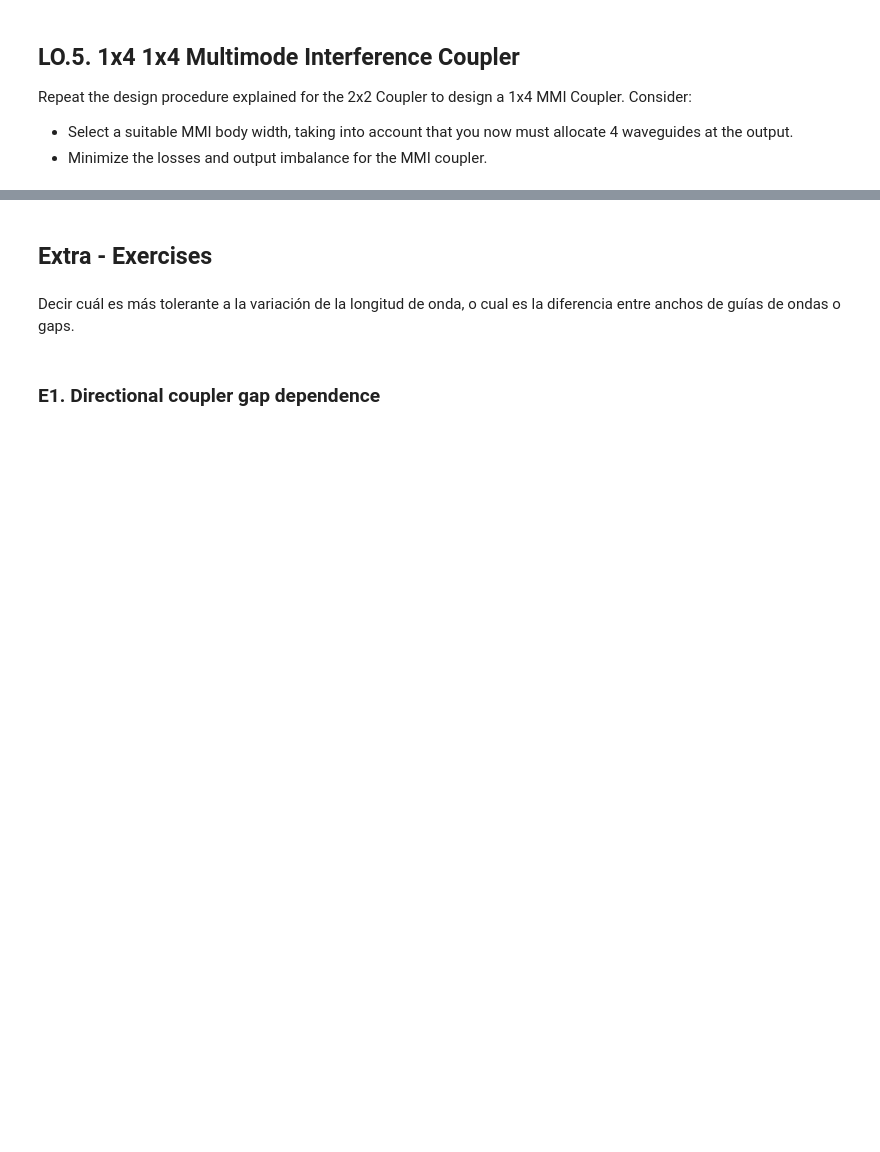
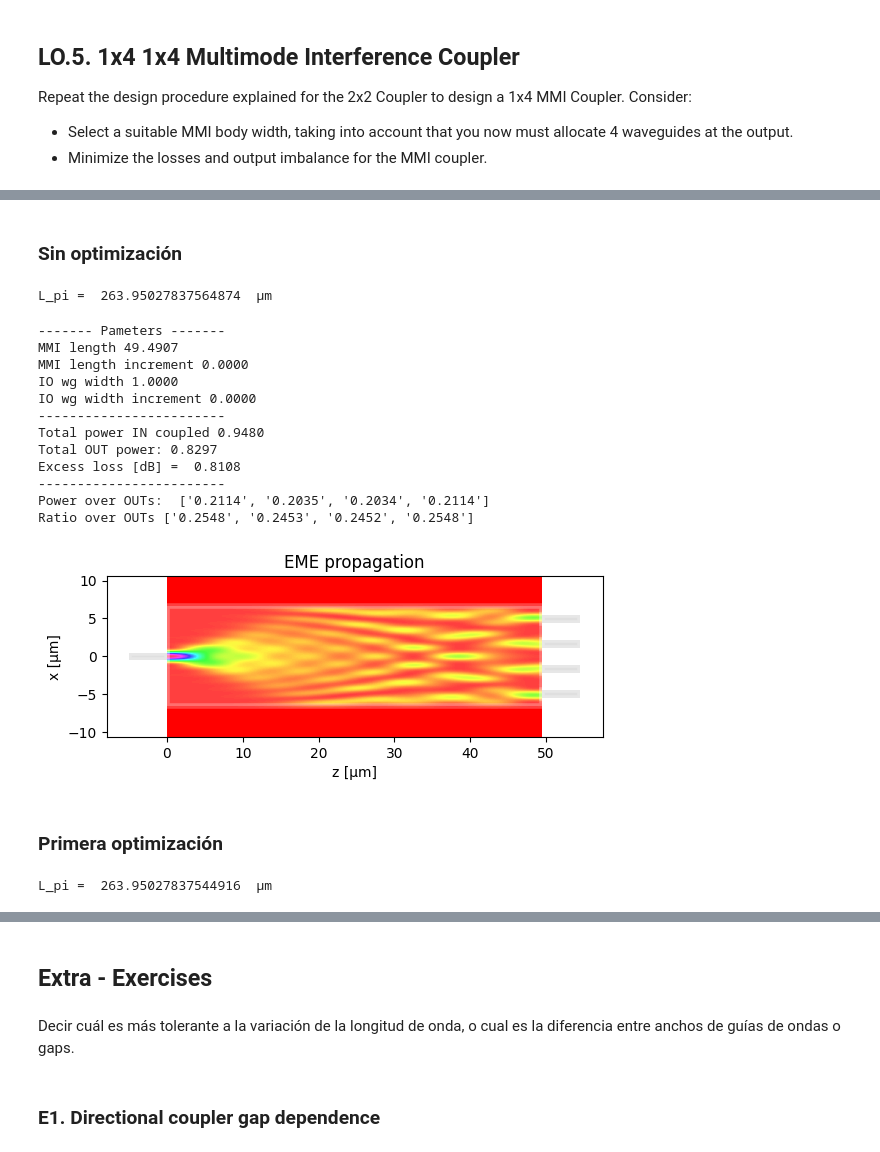
Before and after one commit to snacmuo/pic-upv-lab2, a Jupyter notebook: COUPLERS_Student.ipynb, the cells around one changed output, grey strips where cells are left out. Cells and saved outputs as stored; diff of their text form; code cells hidden in the pictures; blank space fills up the shorter version.

```diff
--- a/COUPLERS_Student.ipynb
+++ b/COUPLERS_Student.ipynb
@@ -949,0 +1282,66 @@ Repeat the design procedure explained for the 2x2 Coupler to design a 1x4 MMI Co
+# %% [markdown]
+### Sin optimización
+# %%
+# Simulation flow for MMI Couplers
+# Define your geometrical parameters here
+mmi_Width = 13.2
+
+m = MMI_EME()
+m.MMI_width = mmi_Width
+m.MMI_num_modes = 30
+
+# 1) Compute de MMI body modes - Only execute whenever a geometrical parameter is changed. Takes time to find the modes.
+m.find_all_modes()
+
+# 2) Get the L_pi
+L_pi = m.get_L_pi()
+print("L_pi = ", L_pi, " µm")
+# %% [output]
+L_pi =  263.95027837564874  µm
+# %%
+# 3) Configure MMI
+# # MMI I/O number (check class slides for type of MMI)
+m.n_IN =  1 # STUDENT
+m.n_OUT = 4 # STUDENT
+
+# MMI I/O waveguide positions (check class slides for type of MMI)
+m.IN_WVG_positions = np.array([0])
+m.OUT_WVG_positions = mmi_Width * np.array([ -3/8, -1/8, 1/8, 3/8])
+
+# MMI length (check class slides for type of MMI)
+m.L_MMI = 3*L_pi/16
+
+# Run propagation
+m.propagation()
+# %% [output]
+------- Pameters -------
+MMI length 49.4907
+MMI length increment 0.0000
+IO wg width 1.0000
+IO wg width increment 0.0000
+------------------------
+Total power IN coupled 0.9480
+Total OUT power: 0.8297
+Excess loss [dB] =  0.8108
+------------------------
+Power over OUTs:  ['0.2114', '0.2035', '0.2034', '0.2114']
+Ratio over OUTs ['0.2548', '0.2453', '0.2452', '0.2548']
+[figure, added]
+# %% [markdown]
+### Primera optimización
+# %%
+mmi_Width = 13.2
+
+m = MMI_EME()
+m.MMI_width = mmi_Width
+m.MMI_num_modes = 30
+
+m.find_all_modes()
+
+L_pi = m.get_L_pi()
+print("L_pi = ", L_pi, " µm")
+
+m.n_IN =  1
+m.n_OUT = 4
+# %% [output]
+L_pi =  263.95027837544916  µm
```
Also changed, not shown: parts of 10 cells of this notebook, 1 other file.
